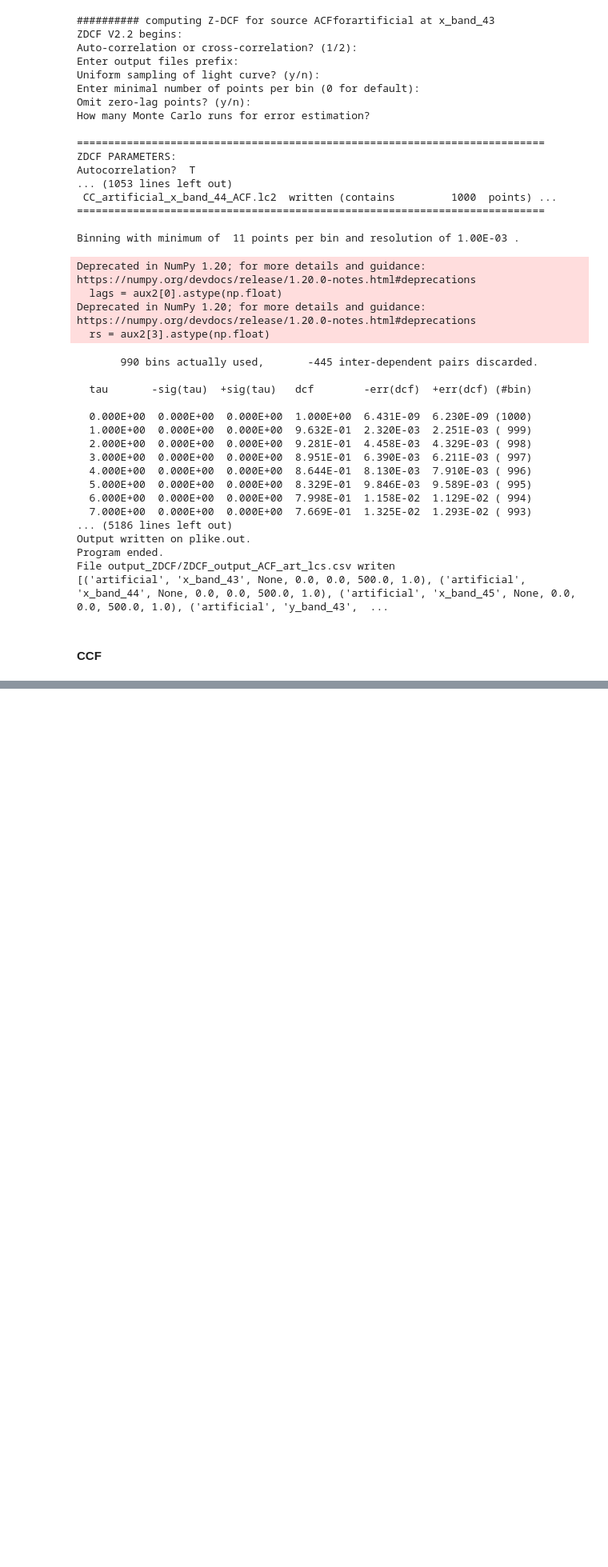
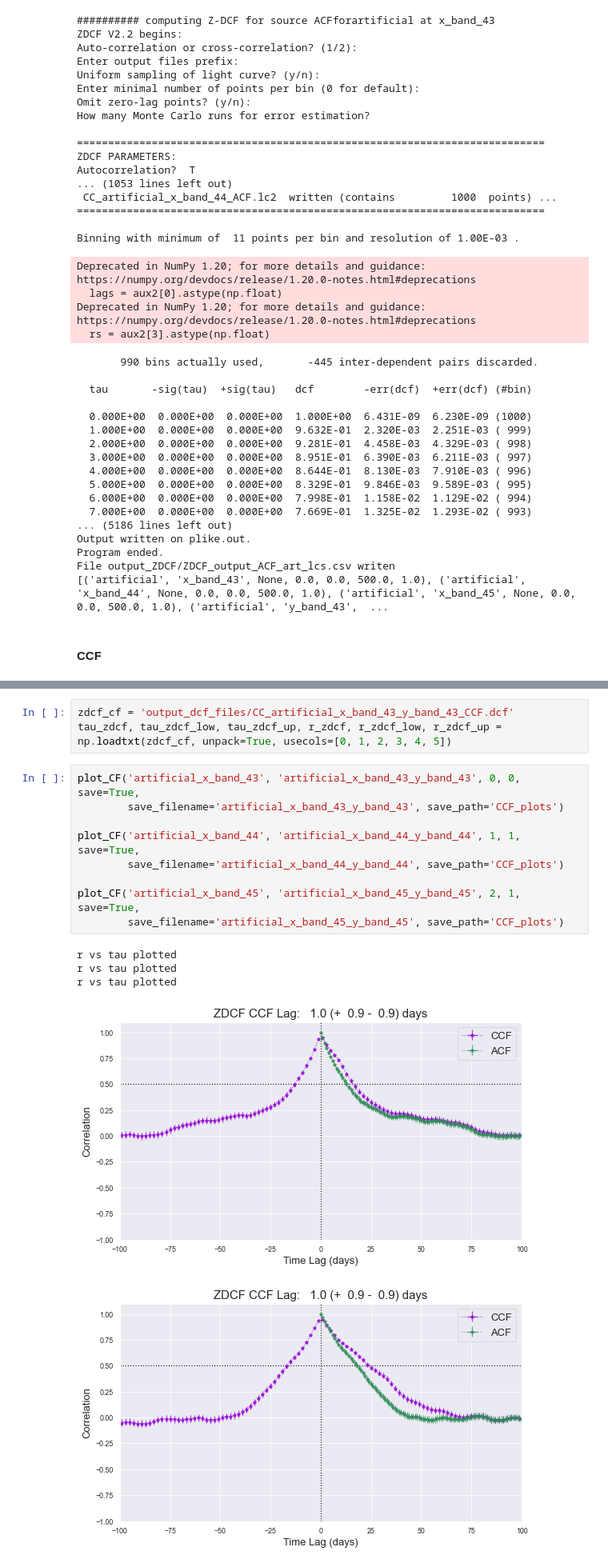
Before and after one commit to NicoGalvarino/AGN_Tutorials_Git, a Jupyter notebook: Tutorial_5_RevMap/RM_tutorial.ipynb, the cells around one changed output, grey strips where cells are left out. Shown at 80% size. Drawn from its saved outputs; the diff is of its cells as text; blank space fills up the shorter version.

```diff
--- a/Tutorial_5_RevMap/RM_tutorial.ipynb
+++ b/Tutorial_5_RevMap/RM_tutorial.ipynb
@@ -311,0 +421,18 @@ File output_ZDCF/ZDCF_output_ACF_art_lcs.csv writen
+# %%
+zdcf_cf = 'output_dcf_files/CC_artificial_x_band_43_y_band_43_CCF.dcf'
+tau_zdcf, tau_zdcf_low, tau_zdcf_up, r_zdcf, r_zdcf_low, r_zdcf_up =  np.loadtxt(zdcf_cf, unpack=True, usecols=[0, 1, 2, 3, 4, 5])
+# %%
+plot_CF('artificial_x_band_43', 'artificial_x_band_43_y_band_43', 0, 0, save=True,
+        save_filename='artificial_x_band_43_y_band_43', save_path='CCF_plots')
+
+plot_CF('artificial_x_band_44', 'artificial_x_band_44_y_band_44', 1, 1, save=True,
+        save_filename='artificial_x_band_44_y_band_44', save_path='CCF_plots')
+
+plot_CF('artificial_x_band_45', 'artificial_x_band_45_y_band_45', 2, 1, save=True,
+        save_filename='artificial_x_band_45_y_band_45', save_path='CCF_plots')
+# %% [output]
+r vs tau plotted
+r vs tau plotted
+r vs tau plotted
+[figure, added]
+[figure, added]
```
Also changed, not shown: parts of 39 cells of this notebook, 10 other files.
